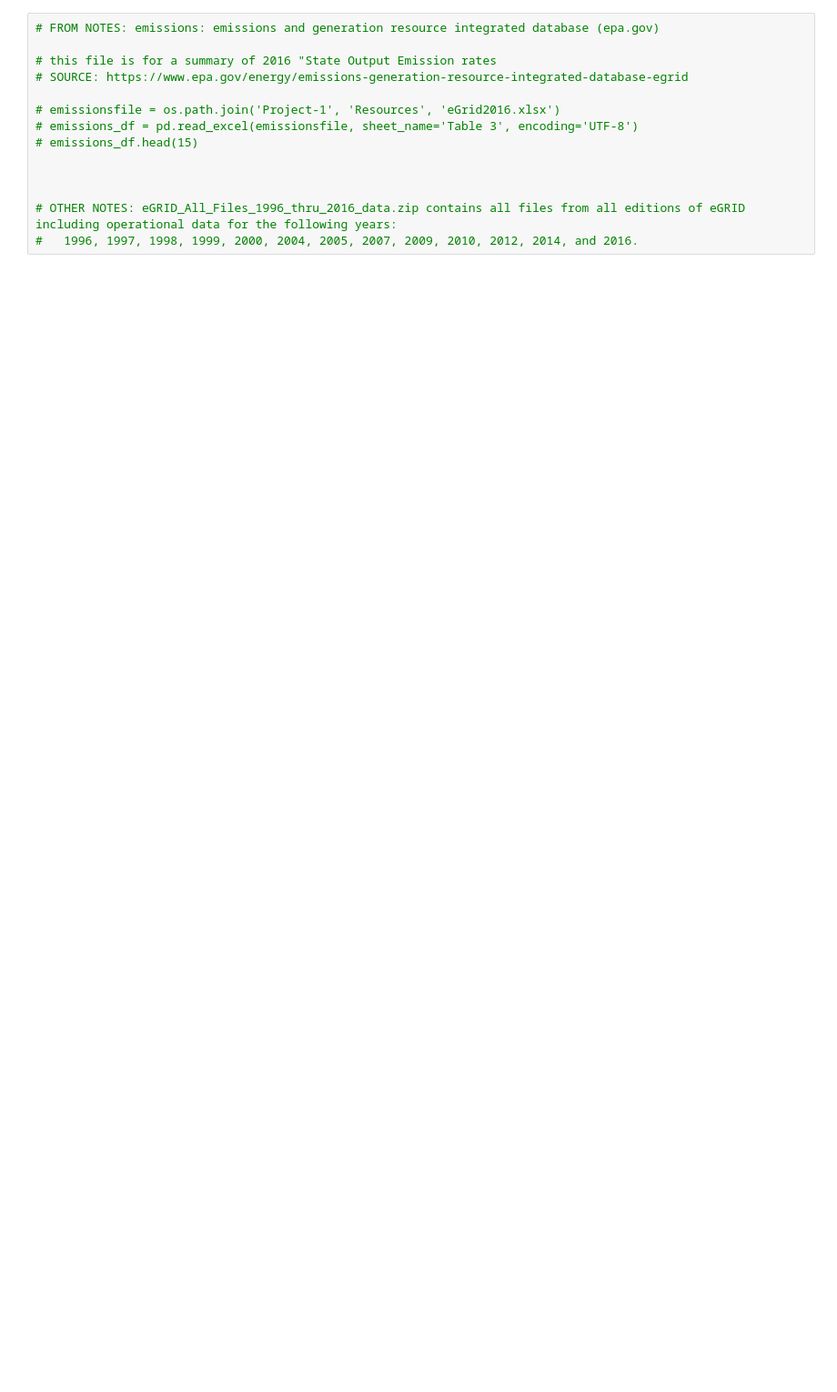
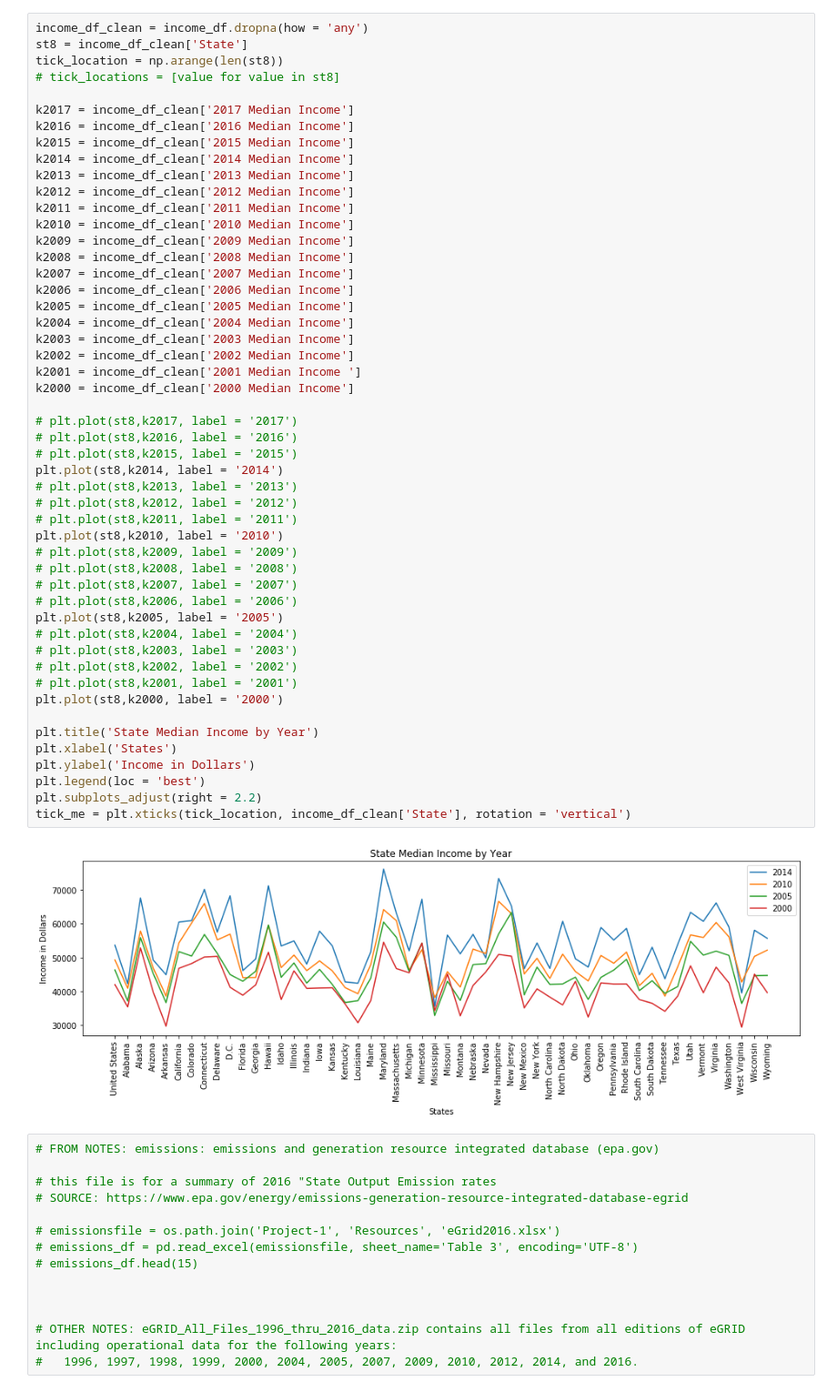
Before and after one commit to atjhsieh/Project-1, a Jupyter notebook: projectOne.ipynb, the cells around one changed output. Shown at 91% size. Drawn from its saved outputs; the diff is of its cells as text; blank space fills up the shorter version.

```diff
--- a/projectOne.ipynb
+++ b/projectOne.ipynb
@@ -63,3 +88,55 @@ income_df.head(15)
+# %%
+income_df_clean = income_df.dropna(how = 'any')
+st8 = income_df_clean['State']
+tick_location = np.arange(len(st8))
+# tick_locations = [value for value in st8]
+
+k2017 = income_df_clean['2017 Median Income']
+k2016 = income_df_clean['2016 Median Income']
+k2015 = income_df_clean['2015 Median Income']
+k2014 = income_df_clean['2014 Median Income']
+k2013 = income_df_clean['2013 Median Income']
+k2012 = income_df_clean['2012 Median Income']
+k2011 = income_df_clean['2011 Median Income']
+k2010 = income_df_clean['2010 Median Income']
+k2009 = income_df_clean['2009 Median Income']
+k2008 = income_df_clean['2008 Median Income']
+k2007 = income_df_clean['2007 Median Income']
+k2006 = income_df_clean['2006 Median Income']
+k2005 = income_df_clean['2005 Median Income']
+k2004 = income_df_clean['2004 Median Income']
+k2003 = income_df_clean['2003 Median Income']
+k2002 = income_df_clean['2002 Median Income']
+k2001 = income_df_clean['2001 Median Income ']
+k2000 = income_df_clean['2000 Median Income']
+
+# plt.plot(st8,k2017, label = '2017')
+# plt.plot(st8,k2016, label = '2016')
+# plt.plot(st8,k2015, label = '2015')
+plt.plot(st8,k2014, label = '2014')
+# plt.plot(st8,k2013, label = '2013')
+# plt.plot(st8,k2012, label = '2012')
+# plt.plot(st8,k2011, label = '2011')
+plt.plot(st8,k2010, label = '2010')
+# plt.plot(st8,k2009, label = '2009')
+# plt.plot(st8,k2008, label = '2008')
+# plt.plot(st8,k2007, label = '2007')
+# plt.plot(st8,k2006, label = '2006')
+plt.plot(st8,k2005, label = '2005')
+# plt.plot(st8,k2004, label = '2004')
+# plt.plot(st8,k2003, label = '2003')
+# plt.plot(st8,k2002, label = '2002')
+# plt.plot(st8,k2001, label = '2001')
+plt.plot(st8,k2000, label = '2000')
+
+plt.title('State Median Income by Year')
+plt.xlabel('States')
+plt.ylabel('Income in Dollars')
+plt.legend(loc = 'best')
+plt.subplots_adjust(right = 2.2)
+tick_me = plt.xticks(tick_location, income_df_clean['State'], rotation = 'vertical')
+# %% [output]
+[figure, added]
 # %%
 # FROM NOTES: emissions: emissions and generation resource integrated database (epa.gov)
 
```
Also changed, not shown: parts of 14 cells of this notebook.
